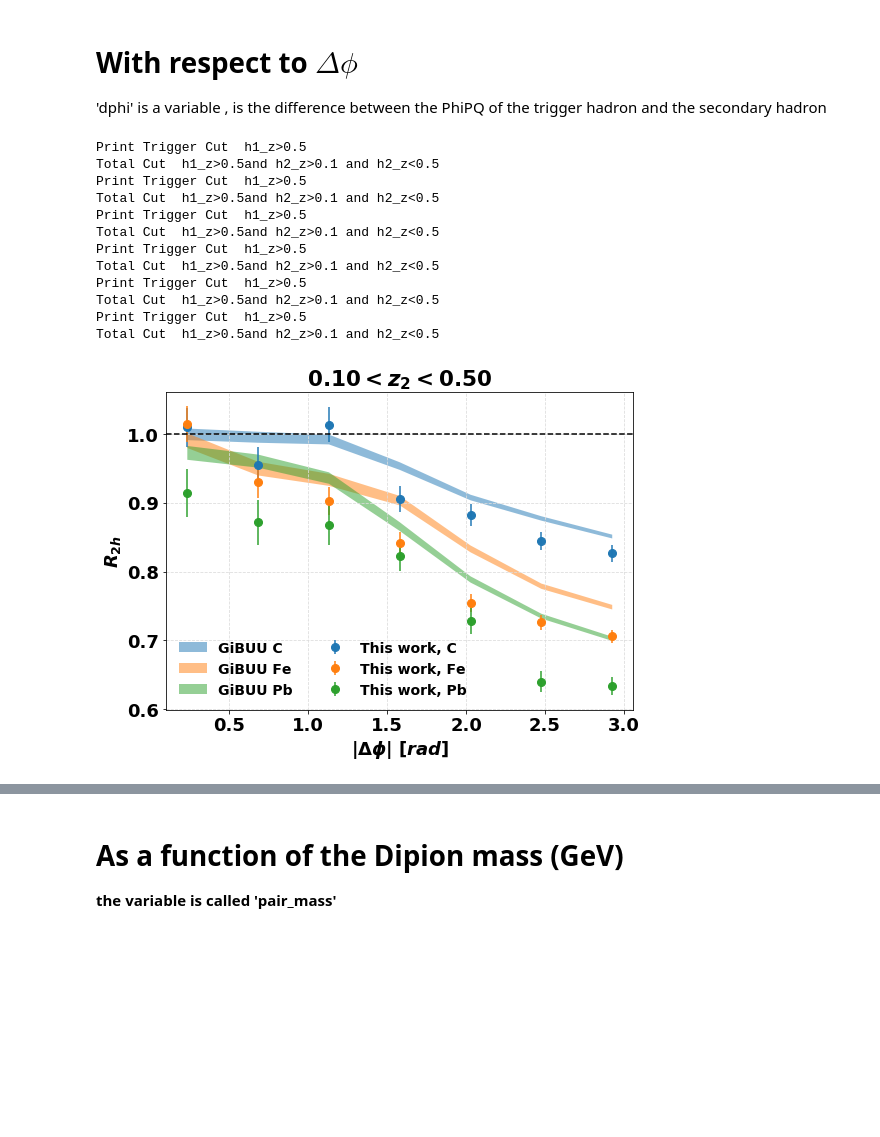
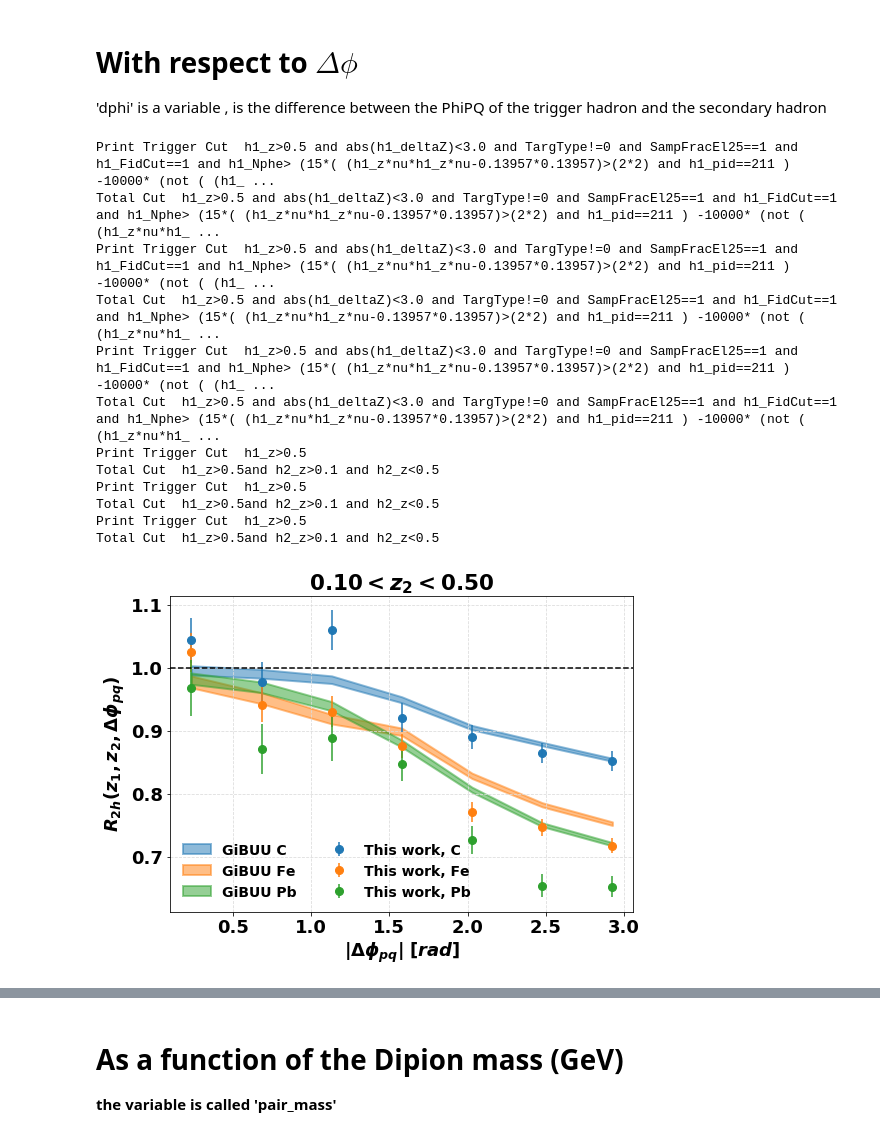
Before and after one commit to smoranvas/di-hadron, a Jupyter notebook: getRatios.ipynb, the cells around one changed output, grey strips where cells are left out. Cells and saved outputs as stored; diff of their text form; code cells hidden in the pictures; blank space fills up the shorter version.

```diff
--- a/getRatios.ipynb
+++ b/getRatios.ipynb
@@ -225,7 +94,8 @@ for target in ['D','C','Fe','Pb']:
     #GiBUU
     print (target)
     print (' trigger')
-    df_trigger['GiBUU_%s_trigger'%target]= getdatainChunks('%sGiBUU_Pairs_%s.root'%(pathGIBUU,target), '%s_trigger'%target)
+    df_trigger['GiBUU_%s_trigger'%target]= getdatainChunks('%sGiBUU_Pairs_%s.root'%(pathGIBUU,target),
+                                                           '%s_trigger'%target)
     print (' pairs')
     df['GiBUU_%s'%target]= getdatainChunks('%sGiBUU_Pairs_%s.root'%(pathGIBUU,target), target)
 print (df.keys())
@@ -321,7 +172,7 @@ Wall time: 7.05 s
 # %%
 for key in df_trigger.keys():
     print (key)
-    df_trigger[key] = applyCuts(df_trigger[key],isTrigger=True)
+    df_trigger[key] = r2h.applyCuts(df_trigger[key],isTrigger=True)
     print (' ')
 # %% [output]
 C_trigger
@@ -750,25 +631,26 @@ pair_pt is a variable, is the transverse momentum of the dipion wrt the virtual
 # %%
 fig = plt.figure(figsize=(8,6))
 
-for target in ['C','Fe','Pb']:
-    r, err,x = getRatio(df['%s'%target], df['D_%s'%target], df_trigger['%s_trigger'%target],
+for j,target in enumerate(['C','Fe','Pb']):
+    r, err,x = r2h.getRatio(df['%s'%target], df['D_%s'%target], df_trigger['%s_trigger'%target],
                         df_trigger['D_%s_trigger'%target],
-                        pair_cut='and abs(h2_pid)==211',minz=0.01,maxz=1.0,nbins=15,variable='pair_pt')
+                        pair_cut = pair_cut_nom,trig_cut = trigger_cut_nom,
+                            minz=0.01,maxz=1.0,nbins=15,variable='pair_pt')
     plt.errorbar(np.subtract(x,-i*0.005),r,yerr=err,label='This work, %s'%target,ms=8,fmt='o',
-                 alpha=0.99,color=colors[target])
+                 alpha=0.99,color=colors[j+1])
     #plt.fill_between(np.subtract(x,-i*0.005), r*0.94,r*1.04, color=colors[target],alpha=0.2)
 
-for target in ['C','Fe','Pb']:
-    r, err,x = getRatio(df['GiBUU_%s'%target],df['GiBUU_D'],
+for j,target in enumerate(['C','Fe','Pb']):
+    r, err,x = r2h.getRatio(df['GiBUU_%s'%target],df['GiBUU_D'],
                         df_trigger['GiBUU_%s_trigger'%target],df_trigger['GiBUU_D_trigger'],
                         pair_cut='',minz=0.01,maxz=1.0,nbins=15,variable='pair_pt')
     #plt.errorbar(x,r,yerr=err,label='GiBUU %s'%target,ms=8,lw=2)
-    plt.fill_between(x+0.005*i,r-err,r+err,label='GiBUU %s'%target,alpha=0.5,lw=2)
+    plt.fill_between(x+0.005*i,r-err,r+err,label='GiBUU %s'%target,alpha=0.5,lw=2,color=colors[j+1] )
 
 plt.xlabel('$Pair$ $p_{T}$',fontsize=18)
 plt.ylabel('$R_{2h}$',fontsize=18)
 plt.axhline(y=1.0,color='black',linestyle='--')
-plt.legend(loc='best',frameon=False,fontsize=15,ncol=2)
+plt.legend(loc='upper left',frameon=False,fontsize=15,ncol=2)
 plt.tight_layout()
 plt.grid(True, axis='x',color='gainsboro', linestyle='dashed')
 plt.grid(True, axis='y',color='gainsboro', linestyle='dashed')
@@ -793,49 +675,52 @@ Total Cut  h1_z>0.5
 # %%
 fig = plt.figure(figsize=(8,6))
 
-for target in ['C','Fe','Pb']:
-    r, err,x = getRatio(df['%s'%target], df['D_%s'%target],
+for j,target in enumerate(['C','Fe','Pb']):
+    r, err,x = r2h.getRatio(df['%s'%target], df['D_%s'%target],
                         df_trigger['%s_trigger'%target], df_trigger['D_%s_trigger'%target],
-                        minz=0.0,maxz=3.14,nbins=8,variable='dphi', pair_cut='and h2_z>0.1 and h2_z<0.5')
+                        minz=0.0,maxz=3.14,nbins=8,variable='dphi',
+                            pair_cut = '%s and h2_z>0.1 and h2_z<0.5'%pair_cut_nom,
+                            trig_cut = trigger_cut_nom )
     plt.errorbar(np.subtract(x,-i*0.005),r,yerr=err,label='This work, %s'%target,ms=8,fmt='o',
-                 alpha=0.99,color=colors[target])
+                 alpha=0.99,color=colors[j+1])
     #plt.fill_between(np.subtract(x,-i*0.005), r*0.94,r*1.04, color=colors[target],alpha=0.2)
 
-for target in ['C','Fe','Pb']:
+for j,target in enumerate(['C','Fe','Pb']):
     #GiBUU
-    r, err,x = getRatio(df['GiBUU_%s'%target],df['GiBUU_D'],
+    r, err,x = r2h.getRatio(df['GiBUU_%s'%target],df['GiBUU_D'],
                         df_trigger['GiBUU_%s_trigger'%target],df_trigger['GiBUU_D_trigger'],
-                        minz=0.0,maxz=3.14,nbins=8,variable='dphi', pair_cut='and h2_z>0.1 and h2_z<0.5')
+                        minz=0.0,maxz=3.14,nbins=8,variable='dphi',
+                            pair_cut='and h2_z>0.1 and h2_z<0.5')
     #plt.errorbar(x,r,yerr=err,label='GiBUU %s'%target,ms=8,lw=2)
-    plt.fill_between(x+0.005*i,r-err,r+err,label='GiBUU %s'%target,alpha=0.5,lw=2)
+    plt.fill_between(x+0.005*i,r-err,r+err,label='GiBUU %s'%target,alpha=0.5,lw=2,color=colors[j+1])
 
 
-plt.xlabel('$|\Delta\phi|$ $[rad]$',fontsize=18)
-plt.ylabel('$R_{2h}$',fontsize=18)
+plt.xlabel('$|\Delta\phi_{pq}|$ $[rad]$',fontsize=18)
+plt.ylabel('$R_{2h} (z_{1},z_{2},\Delta\phi_{pq})$',fontsize=18)
 
 #plt.xlim([0.06,0.5])
 #plt.ylim([0.0,2.0])
 plt.title('$0.10 < z_{2} < 0.50$')
 plt.axhline(y=1.0,color='black',linestyle='--')
 plt.legend(loc='best',frameon=False,fontsize=14,ncol=2)
 plt.grid(True, axis='x',color='gainsboro', linestyle='dashed')
 plt.grid(True, axis='y',color='gainsboro', linestyle='dashed')
 plt.tight_layout()
 plt.savefig('R2h_DeltaPhi.pdf', bbox_inches='tight')
 # %% [output]
+Print Trigger Cut  h1_z>0.5 and abs(h1_deltaZ)<3.0 and TargType!=0 and SampFracEl25==1 and h1_FidCut==1 and h1_Nphe> (15*( (h1_z*nu*h1_z*nu-0.13957*0.13957)>(2*2) and h1_pid==211 ) -10000* (not ( (h1_ ...
+Total Cut  h1_z>0.5 and abs(h1_deltaZ)<3.0 and TargType!=0 and SampFracEl25==1 and h1_FidCut==1 and h1_Nphe> (15*( (h1_z*nu*h1_z*nu-0.13957*0.13957)>(2*2) and h1_pid==211 ) -10000* (not ( (h1_z*nu*h1_ ...
+Print Trigger Cut  h1_z>0.5 and abs(h1_deltaZ)<3.0 and TargType!=0 and SampFracEl25==1 and h1_FidCut==1 and h1_Nphe> (15*( (h1_z*nu*h1_z*nu-0.13957*0.13957)>(2*2) and h1_pid==211 ) -10000* (not ( (h1_ ...
+Total Cut  h1_z>0.5 and abs(h1_deltaZ)<3.0 and TargType!=0 and SampFracEl25==1 and h1_FidCut==1 and h1_Nphe> (15*( (h1_z*nu*h1_z*nu-0.13957*0.13957)>(2*2) and h1_pid==211 ) -10000* (not ( (h1_z*nu*h1_ ...
+Print Trigger Cut  h1_z>0.5 and abs(h1_deltaZ)<3.0 and TargType!=0 and SampFracEl25==1 and h1_FidCut==1 and h1_Nphe> (15*( (h1_z*nu*h1_z*nu-0.13957*0.13957)>(2*2) and h1_pid==211 ) -10000* (not ( (h1_ ...
+Total Cut  h1_z>0.5 and abs(h1_deltaZ)<3.0 and TargType!=0 and SampFracEl25==1 and h1_FidCut==1 and h1_Nphe> (15*( (h1_z*nu*h1_z*nu-0.13957*0.13957)>(2*2) and h1_pid==211 ) -10000* (not ( (h1_z*nu*h1_ ...
 Print Trigger Cut  h1_z>0.5
 Total Cut  h1_z>0.5and h2_z>0.1 and h2_z<0.5
 Print Trigger Cut  h1_z>0.5
 Total Cut  h1_z>0.5and h2_z>0.1 and h2_z<0.5
 Print Trigger Cut  h1_z>0.5
 Total Cut  h1_z>0.5and h2_z>0.1 and h2_z<0.5
-Print Trigger Cut  h1_z>0.5
-Total Cut  h1_z>0.5and h2_z>0.1 and h2_z<0.5
-Print Trigger Cut  h1_z>0.5
-Total Cut  h1_z>0.5and h2_z>0.1 and h2_z<0.5
-Print Trigger Cut  h1_z>0.5
-Total Cut  h1_z>0.5and h2_z>0.1 and h2_z<0.5
-[figure, old version]
+[figure, new version]
 # %%
 plt.hist(df['Fe']['dphi'],bins=100,alpha=0.5,density=True,label='Iron') # it's normalized due to the density=True!
 plt.hist(df['D_Fe']['dphi'],bins=100,alpha=0.5,density=True,label='Deuterium')
```
Also changed, not shown: parts of 55 cells of this notebook.
